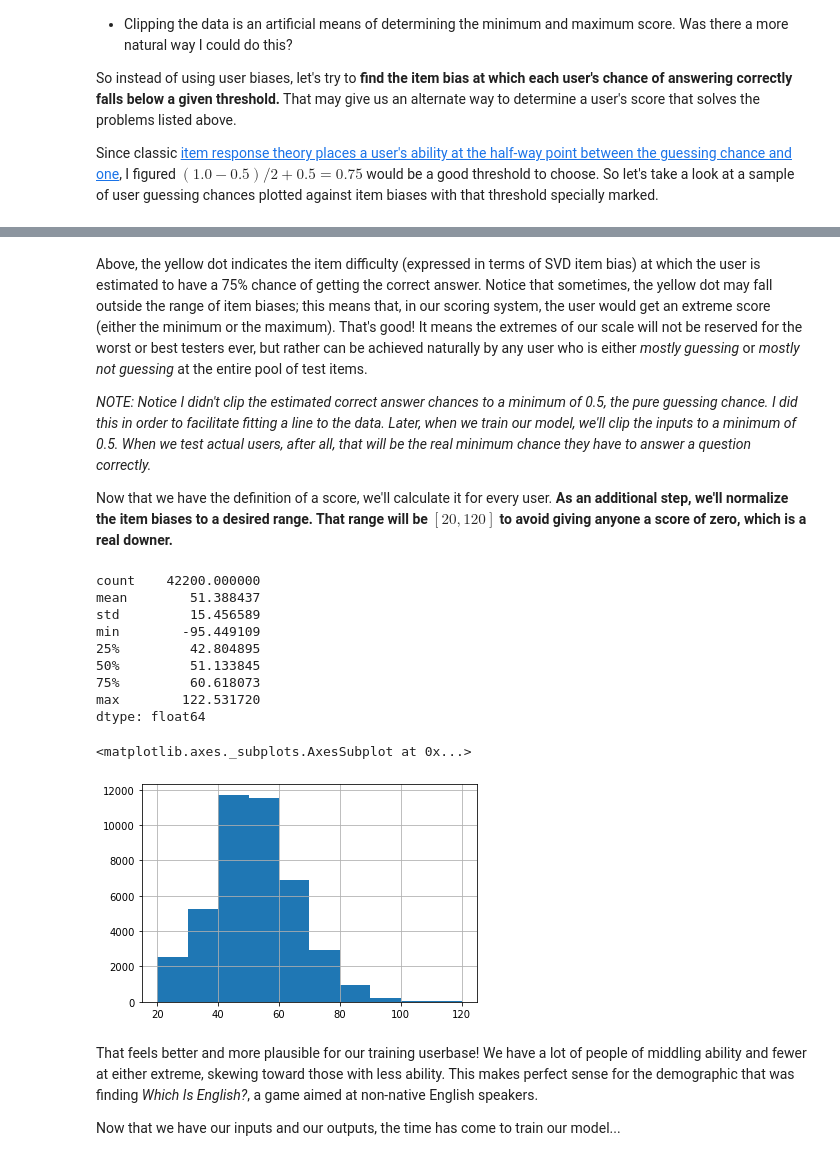
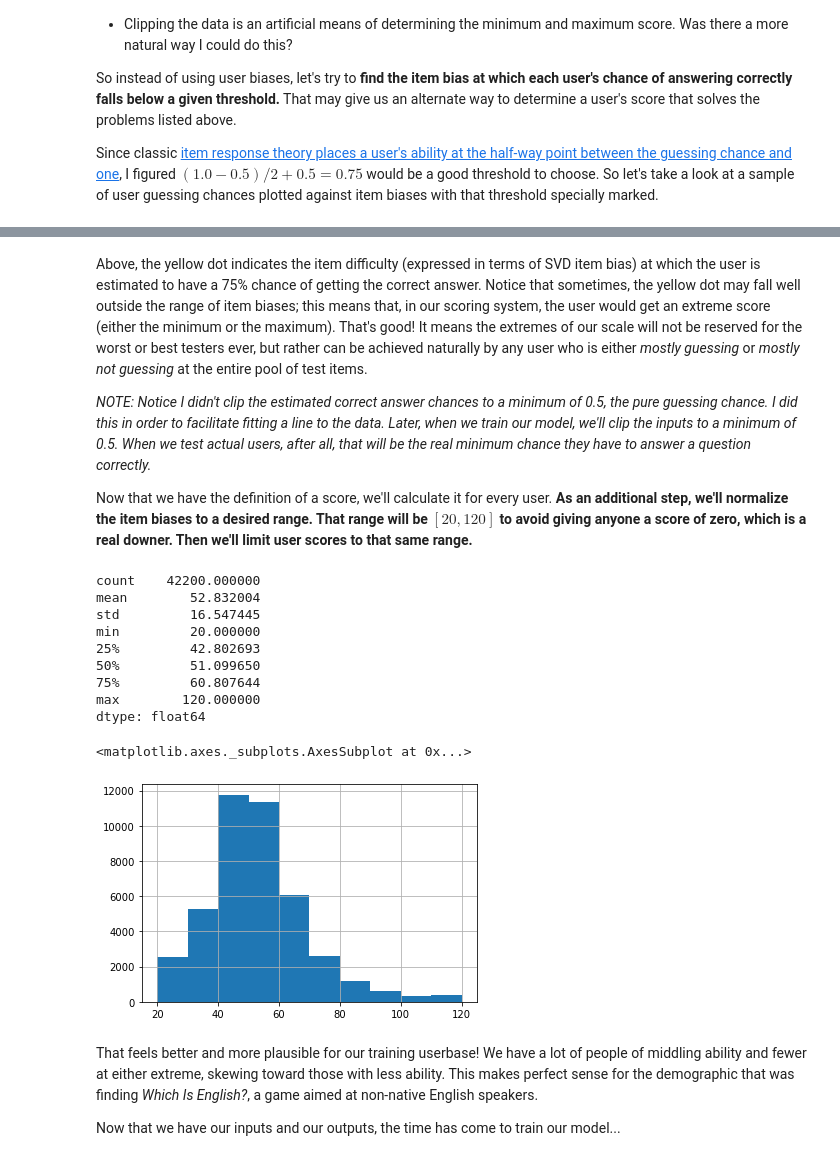
Before and after one commit to equinlan/english-test, a Jupyter notebook: Methodology.ipynb, the cells around one changed output, grey strips where cells are left out. Saved outputs shown, nothing was run; the diff lists cells and outputs as text; code cells hidden in the pictures.

```diff
--- a/Methodology.ipynb
+++ b/Methodology.ipynb
@@ -97,8 +97,10 @@ except:
     # Build data reader with binary "rating scale" representing wrong and right answers
     reader = Reader(rating_scale=(0, 1))
 
-    # Build trainset
-    trainset = Dataset.load_from_df(df_sig_encounters, reader).build_full_trainset()
+    # Build trainset from significant users and items
+    trainset = Dataset.load_from_df(
+        df_fe[(df_fe['user_id'].isin(user_sig.index)) & (df_fe['item_id'].isin(item_sig.index))],
+        reader).build_full_trainset()
 
     # Save trainset
     dump(trainset, cached_trainset_path)
@@ -169,7 +171,7 @@ def construct_matrix_data(svd, trainset):
     df_md = pd.DataFrame(
         global_mean + bu + bi + np.dot(pu, qi_T),
         index=user_ids,
-        columns=item_ids)
+        columns=item_ids).clip(0, 1) # Clip to possible percent values
     return df_md
 
 cached_matrix_data_path = 'cached/matrix_data.joblib'
@@ -237,38 +239,40 @@ for label, data in df_md.loc[user_sample_ids].iterrows():
 # %% [markdown]
-Above, the yellow dot indicates the item difficulty (expressed in terms of SVD item bias) at which the user is estimated to have a 75% chance of getting the correct answer. Notice that sometimes, the yellow dot may fall outside the range of item biases; this means that, in our scoring system, the user would get an extreme score (either the minimum or the maximum). That's good! It means the extremes of our scale will not be reserved for the worst or best testers ever, but rather can be achieved naturally by any user who is either _mostly guessing_ or _mostly not guessing_ at the entire pool of test items.
+Above, the yellow dot indicates the item difficulty (expressed in terms of SVD item bias) at which the user is estimated to have a 75% chance of getting the correct answer. Notice that sometimes, the yellow dot may fall well outside the range of item biases; this means that, in our scoring system, the user would get an extreme score (either the minimum or the maximum). That's good! It means the extremes of our scale will not be reserved for the worst or best testers ever, but rather can be achieved naturally by any user who is either _mostly guessing_ or _mostly not guessing_ at the entire pool of test items.
 
 _NOTE: Notice I didn't clip the estimated correct answer chances to a minimum of 0.5, the pure guessing chance. I did this in order to facilitate fitting a line to the data. Later, when we train our model, we'll clip the inputs to a minimum of 0.5. When we test actual users, after all, that will be the real minimum chance they have to answer a question correctly._
 
-Now that we have the definition of a score, we'll calculate it for every user. **As an additional step, we'll normalize the item biases to a desired range. That range will be $[20, 120]$ to avoid giving anyone a score of zero, which is a real downer.**
+Now that we have the definition of a score, we'll calculate it for every user. **As an additional step, we'll normalize the item biases to a desired range. That range will be $[20, 120]$ to avoid giving anyone a score of zero, which is a real downer. Then we'll limit user scores to that same range.**
 # %%
 # Normalize biases
-def normalize_bias(bias, min_norm=20, max_norm=120):
+def normalize_bias(bias, min_norm, max_norm):
     min_real = np.min(bias)
     max_real = np.max(bias)
     return (bias - min_real) / (max_real - min_real) * (max_norm - min_norm) + min_norm
 
 # Get line of best fit for all users
-normalized_biases = normalize_bias(-svd.bi)
+min_norm = 20
+max_norm = 120
+normalized_biases = normalize_bias(-svd.bi, min_norm, max_norm)
 df_lindata = pd.DataFrame(
     [linregress(normalized_biases, row[1])._asdict() for row in df_md.iterrows()],
     df_md.index)
 
-# Get user scores
-user_scores = (threshold - df_lindata['intercept']) / df_lindata['slope']
+# Get user scores clipped to (20, 120)
+user_scores = ((threshold - df_lindata['intercept']) / df_lindata['slope']).clip(min_norm, max_norm)
 print(user_scores.describe())
-user_scores.clip(np.min(normalized_biases), np.max(normalized_biases)).hist()
+user_scores.hist()
 # %% [output]
 count    42200.000000
-mean        51.388437
-std         15.456589
-min        -95.449109
-25%         42.804895
-50%         51.133845
-75%         60.618073
-max        122.531720
+mean        52.832004
+std         16.547445
+min         20.000000
+25%         42.802693
+50%         51.099650
+75%         60.807644
+max        120.000000
 dtype: float64
 <matplotlib.axes._subplots.AxesSubplot at 0x...>
-[figure, old version]
+[figure, new version]
 # %% [markdown]
 That feels better and more plausible for our training userbase! We have a lot of people of middling ability and fewer at either extreme, skewing toward those with less ability. This makes perfect sense for the demographic that was finding _Which Is English?_, a game aimed at non-native English speakers.
 
```
Also changed, not shown: parts of 15 cells of this notebook, 1 other file.
